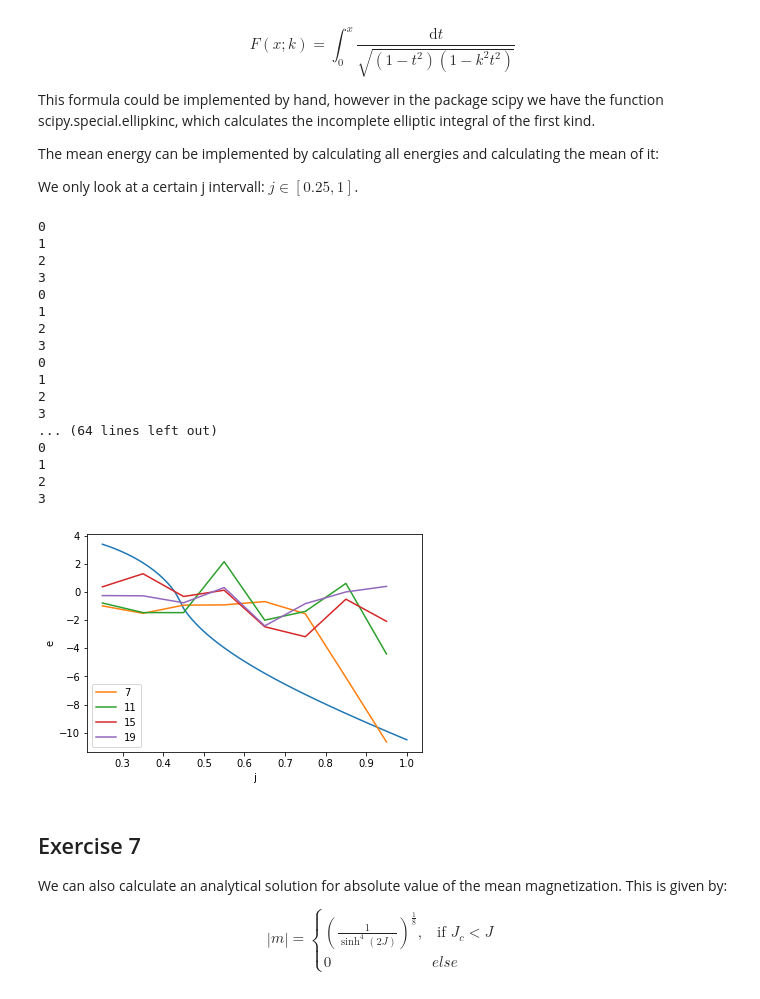
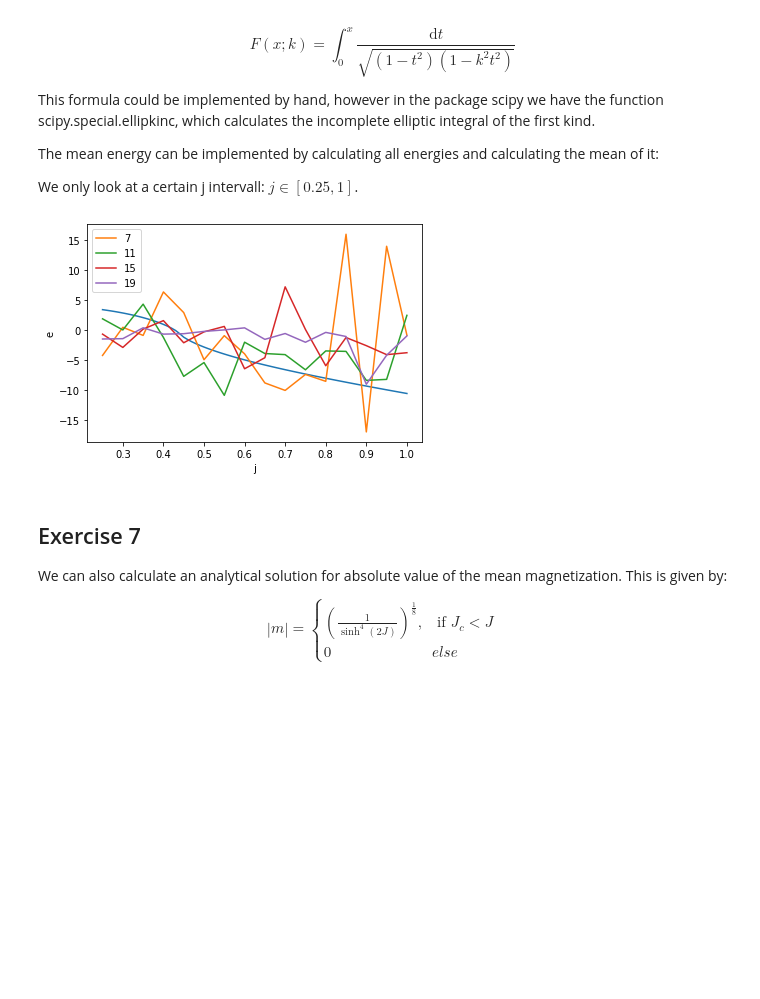
Before and after one commit to Trico94/physics760_Martin, a Jupyter notebook: Exercise 2/exercise2.ipynb, the cells around one changed output. Saved outputs shown, nothing was run; the diff lists cells and outputs as text; code cells hidden in the pictures; blank space fills up the shorter version.

```diff
--- a/Exercise 2/exercise2.ipynb
+++ b/Exercise 2/exercise2.ipynb
@@ -87,7 +87,7 @@ TODO: Make the mathematical proves that u need.
 However, unlike in the last homework, where we just calculated H to calculate Z in order to compute m, we take a different approach. We try and simplefy the terms that we have untill we get a direct way to compute the magnetization. The magnitization can be expresses as the sum of all spins:
 # %%
 def magnetization_smart(spin_array):
-    return (spin_array.sum()/(len(spin_array[0])))
+    return (spin_array.sum()/(len(spin_array[0])*len(spin_array[0])))
 # %% [markdown]
 #Todo Format this better with markdown. The desired Format is in Lecture 3 Slide 55
 
@@ -118,21 +121,13 @@ def sweep(spin_array, j, h, t):
     if y+l==0:
         l=len(spin_array)-2
     #Calculate Energy prior to flip
-    """
-    for k in range(len(spin_array[0])):
-        for l in range(len(spin_array[0])):
-            s_prior=s_prior+hamiltionian(spin_array, [k, l], j, h)/t
-    """
+
     s_prior=hamiltionian(spin_array, [x, y], j, h)/t+hamiltionian(spin_array, [x+i, y], j, h)/t+hamiltionian(spin_array, [x, y+l], j, h)/t
     #hamiltionian(spin_array, [x, y], j, h)/t+hamiltionian(spin_array, [x+i, y], j, h)/t+hamiltionian(spin_array, [x, y+l], j, h)/t
     #Flip Spin
     spin_array[x, y]=-spin_array[x, y]
     #Calculate Energy after flip
-    """
-    for k in range(len(spin_array[0])):
-        for l in range(len(spin_array[0])):
-            s_later=s_later+hamiltionian(spin_array, [k, l], j, h)/t
-    """
+
     s_later=hamiltionian(spin_array, [x, y], j, h)/t+hamiltionian(spin_array, [x+i, y], j, h)/t+hamiltionian(spin_array, [x, y+l], j, h)/t
     #Computing the Energy
     delta_s=s_later-s_prior
@@ -240,65 +239,45 @@ def mean_energy_simulated(spin_array, N, j, t):
 # %%
 def plot_mean_energy(h, t, repeats, averaging):
     #get the analytical results
     j_array_analytical=np.arange(0.25, 1.01, 0.01)
     mean_energy_array_analytical=np.zeros(len(j_array_analytical))
     for i in range(len(j_array_analytical)):
         mean_energy_array_analytical[i]=mean_energy_analytical(j_array_analytical[i])
 
     #generate simulated results
     #The N-Values that are going to be used
     N_array=[7, 11, 15, 19]
     #We will have all values from 0.25 to 1 in a 0.1 intervall
     j_array_simulated=np.arange(0.25, 1.01, 0.05)
     temp_energy_array=np.zeros(averaging)
     mean_energy_array_simulated=np.zeros(len(j_array_simulated)*4).reshape(4, len(j_array_simulated))
-    mean_energy_array_simulated_temp=np.zeros(len(j_array_simulated)*4).reshape(4, len(j_array_simulated))
-    spin_array_array=[]
+    #mean_energy_array_simulated_temp=np.zeros(len(j_array_simulated)*4).reshape(4, len(j_array_simulated))
 
-    for d in range(averaging):
-        #loop over all possible N values ([7, 11, 15, 19])
-        for k in range(len(N_array)):
-            #loop over all possible j values
-            for i in range(len(j_array_simulated)):
+    #loop over all possible N values ([7, 11, 15, 19])
+    for k in range(len(N_array)):
+        #loop over all possible j values
+        for i in range(len(j_array_simulated)):
+            #calculate the mean energy
+            for d in range(averaging):
                 #Generate Spin arrays
-                for o in range(len(N_array)):
-                    spin_array_array=spin_array_array+[gen_spin_array(N_array[o])]
-                #make monte carlo simulations of the spin arrays
-                for m in range(len(N_array)):
-                    a, spin_array_array[k]=mc_estimate(spin_array_array[m], j_array_simulated[k], 0, t, repeats)
-                #calculate the mean energy
-                mean_energy_array_simulated_temp[k][i]=mean_energy_simulated(spin_array_array[k], N_array[k], j_array_simulated[i], t)
+                spin_array_array=gen_spin_array(N_array[k])
+                #make a MC Sample
+                a, spin_array_array=mc_estimate(spin_array_array, j_array_simulated[k], 0, t, repeats)
+                temp_energy_array[d]=mean_energy_simulated(spin_array_array, N_array[k], j_array_simulated[i], t)
+            #print(temp_energy_array)
+            mean_energy_array_simulated[k][i]=np.average(temp_energy_array)
         #print(mean_energy_array_simulated)
-        mean_energy_array_simulated=mean_energy_array_simulated+mean_energy_array_simulated_temp
-    mean_energy_array_simulated=mean_energy_array_simulated/averaging
     plt.plot(j_array_analytical, mean_energy_array_analytical)
     for k in range(len(N_array)):
-        plt.plot(j_array_simulated, mean_energy_array_simulated[k]*100, label=N_array[k])
+        plt.plot(j_array_simulated, mean_energy_array_simulated[k]*200, label=N_array[k])
     plt.xlabel("j")
     plt.ylabel("e")
     plt.legend(loc="best")
     plt.savefig("plot_mean_energy.png")
 
-plot_mean_energy(0, 1, 1, 20)
+plot_mean_energy(0, 1, 20, 20)
 # %% [output]
-0
-1
-2
-3
-0
-1
-2
-3
-0
-1
-2
-3
-... (64 lines left out)
-0
-1
-2
-3
-[figure, old version]
+[figure, new version]
 # %% [markdown]
 ## Exercise 7
 
```
Also changed, not shown: parts of 6 cells of this notebook.
